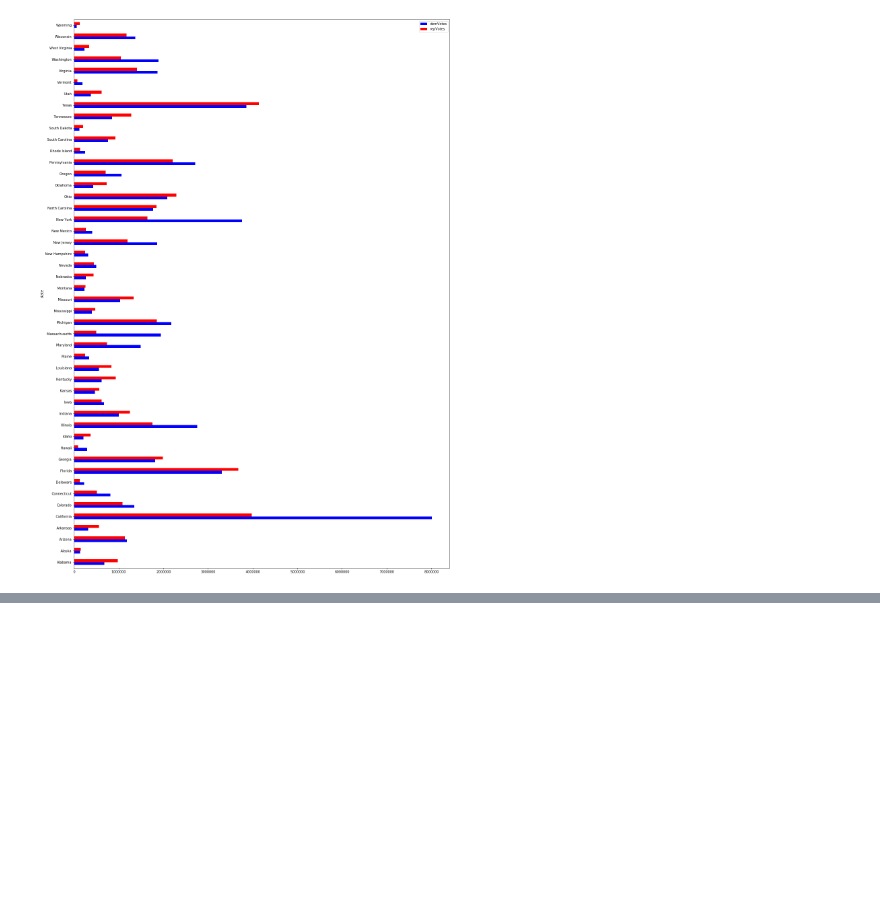
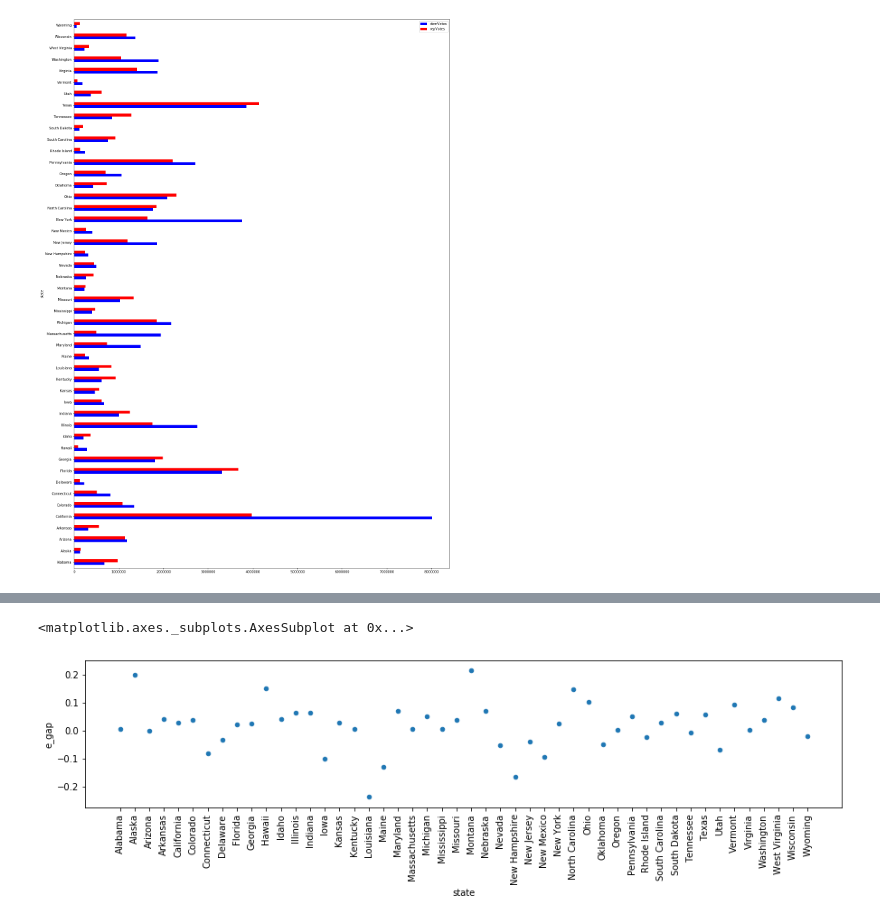
Before and after one commit to dpalencia/cs541g3, a Jupyter notebook: Notebooks/Data Understanding/Data Understanding - U.S. House 1976 - 2018.ipynb, the cells around one changed output, grey strips where cells are left out. Saved outputs shown, nothing was run; the diff lists cells and outputs as text; code cells hidden in the pictures; blank space fills up the shorter version.

Commit message:
Calculate efficiency gap

```diff
--- a/Notebooks/Data Understanding/Data Understanding - U.S. House 1976 - 2018.ipynb
+++ b/Notebooks/Data Understanding/Data Understanding - U.S. House 1976 - 2018.ipynb
@@ -184,0 +218,4 @@ votesState.describe()
+# %%
+# Come up with the winners for the above dataframe.
+vote_counts["winner"] = vote_counts["dem_votes"] >= vote_counts["rep_votes"]
+vote_counts["winner"] = vote_counts["winner"].apply(lambda win_bool: "d" if win_bool else "r")
@@ -184,0 +247,6 @@ votesState.describe()
+# %%
+# Some races had no democrat or republican candidate.
+# These can be seen in NaN columns.
+# Drop these.
+vote_counts = vote_counts.dropna()
+vote_counts.head(50)
@@ -184,0 +279,3 @@ votesState.describe()
+# %%
+vote_counts_bystate = vote_counts.groupby(by="state").sum()
+vote_counts_bystate
@@ -184,0 +301,10 @@ votesState.describe()
+# %%
+def get_efficiency_gap(dem_votes, rep_votes, wasted_dem, wasted_rep):
+    return (wasted_dem - wasted_rep) / (dem_votes + rep_votes)
+
+vote_counts_bystate["e_gap"] = get_efficiency_gap(vote_counts_bystate["dem_votes"],
+                                          vote_counts_bystate["rep_votes"],
+                                          vote_counts_bystate["wasted_democrat"],
+                                          vote_counts_bystate["wasted_republican"])
+
+vote_counts_bystate.head(50)
@@ -184,0 +330,7 @@ votesState.describe()
+# %%
+vote_counts_bystate.reset_index().plot.scatter(x='state', y='e_gap',
+                                               rot=90,
+                                               figsize=(15, 3))
+# %% [output]
+<matplotlib.axes._subplots.AxesSubplot at 0x...>
+[figure, added]
```
Also changed, not shown: parts of 11 cells of this notebook, 1 other file.
